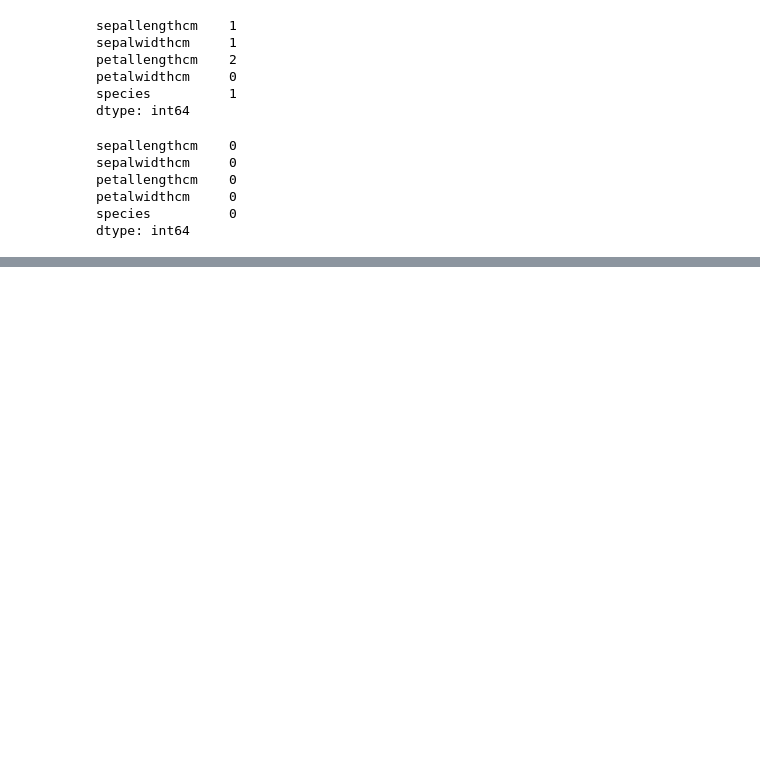
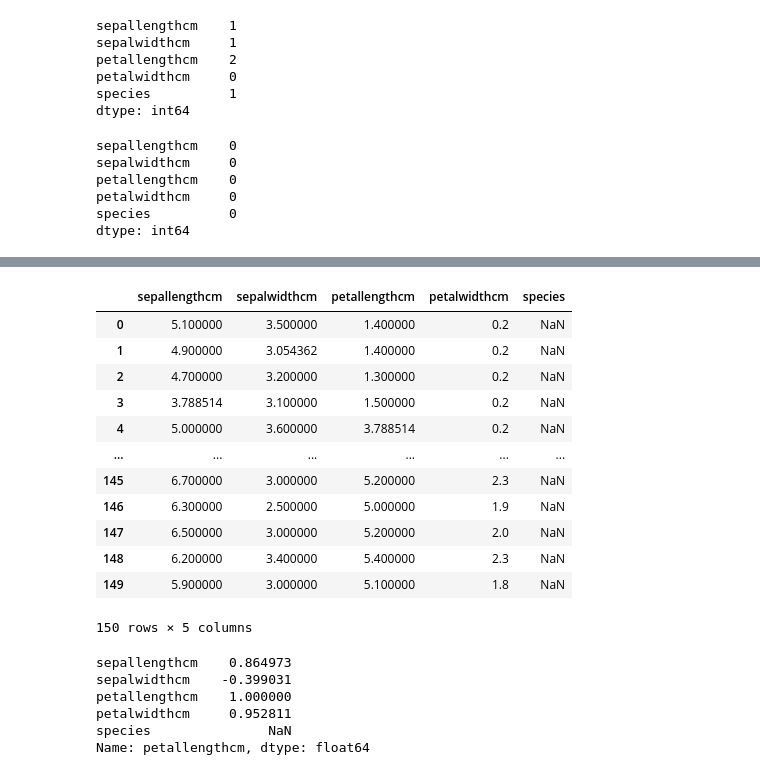
Before and after one commit to Foster-Asare/ml_iris_prediction, a Jupyter notebook: loading_iris_dataset.ipynb, the cells around one changed output, grey strips where cells are left out. Cells and saved outputs as stored; diff of their text form; code cells hidden in the pictures; blank space fills up the shorter version.

```diff
--- a/loading_iris_dataset.ipynb
+++ b/loading_iris_dataset.ipynb
@@ -204,0 +248,2 @@ iris_df.to_csv('cleansed_iris_dataset', index=False)
+# %%
+iris_df['species'] = pd.to_numeric(iris_df['species'], errors='coerce')
@@ -204,0 +269,26 @@ iris_df.to_csv('cleansed_iris_dataset', index=False)
+# %%
+iris_df
+# %% [output]
+|  | sepallengthcm | sepalwidthcm | petallengthcm | petalwidthcm | species |
+| 0 | 5.100000 | 3.500000 | 1.400000 | 0.2 | NaN |
+| 1 | 4.900000 | 3.054362 | 1.400000 | 0.2 | NaN |
+| 2 | 4.700000 | 3.200000 | 1.300000 | 0.2 | NaN |
+| 3 | 3.788514 | 3.100000 | 1.500000 | 0.2 | NaN |
+| 4 | 5.000000 | 3.600000 | 3.788514 | 0.2 | NaN |
+| ... | ... | ... | ... | ... | ... |
+| 145 | 6.700000 | 3.000000 | 5.200000 | 2.3 | NaN |
+| 146 | 6.300000 | 2.500000 | 5.000000 | 1.9 | NaN |
+| 147 | 6.500000 | 3.000000 | 5.200000 | 2.0 | NaN |
+| 148 | 6.200000 | 3.400000 | 5.400000 | 2.3 | NaN |
+| 149 | 5.900000 | 3.000000 | 5.100000 | 1.8 | NaN |
+150 rows × 5 columns
+# %%
+corr_matrix = numerical_data.corr()
+corr_matrix['petallengthcm']
+# %% [output]
+sepallengthcm    0.864973
+sepalwidthcm    -0.399031
+petallengthcm    1.000000
+petalwidthcm     0.952811
+species               NaN
+Name: petallengthcm, dtype: float64
```
Also changed, not shown: parts of 7 cells of this notebook.
